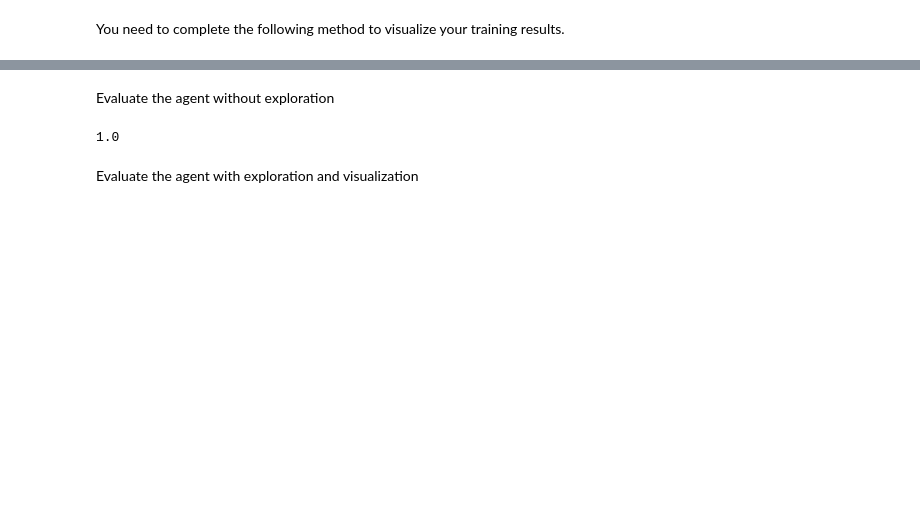
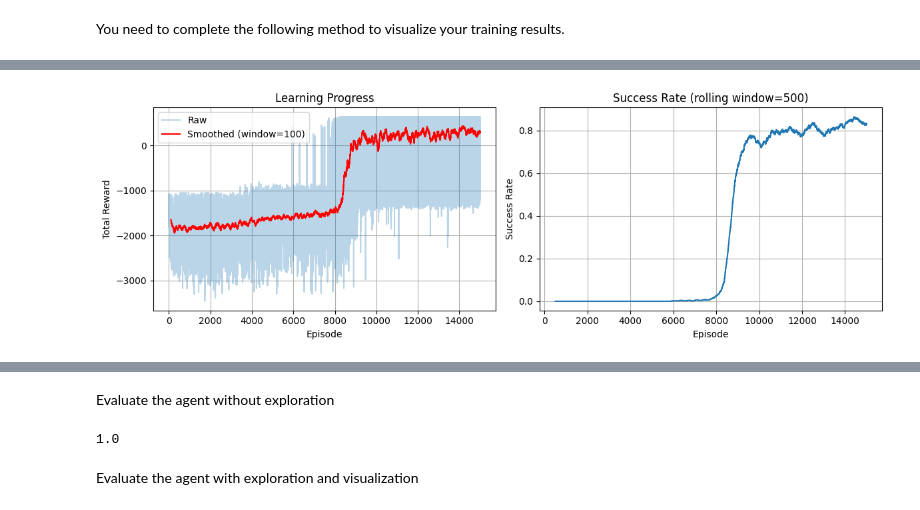
Before and after one commit to rashmikbhat/qlearning-cliffbox, a Jupyter notebook: RLAgent.ipynb, the cells around one changed output, grey strips where cells are left out. Cells and saved outputs as stored; diff of their text form; code cells hidden in the pictures; blank space fills up the shorter version.

```diff
--- a/RLAgent.ipynb
+++ b/RLAgent.ipynb
@@ -370,22 +370,2 @@ Success rate: 0.657
 # %% [markdown]
 You need to complete the following method to visualize your training results.
-# %%
-def visualize(q_table):
-    v_table = {}
-    policy = {}
-    for state, actions in q_table.items():
-        # Value function = max Q-value for this state
-        v_table[state] = max(actions.values())
-        # Policy = argmax action
-        policy[state] = max(actions, key=actions.get)
-
-    state_num = len(q_table.keys())
-    print(f"State space: {state_num}")
-
-    # Print top 20 states by value
-    for k, val in sorted(v_table.items(), key=lambda x: x[1], reverse=True)[:20]:
-        print("v_table", k, val / state_num)
-        print("policy", k, policy[k])
-
-
-visualize(agent.q_table)
@@ -409,0 +448,72 @@ policy (2, 9, 1, 10) 1
+# %%
+# Train the basic Q-learning agent
+print("Training Q-learning agent...")
+env = CliffBoxGridWorld()
+agent = RLAgent(env, num_episodes=15000, epsilon=0.1, alpha=0.1, gamma=0.99)
+rewards = agent.learn()
+
+# Plot learning progress
+plt.figure(figsize=(12, 4))
+
+plt.subplot(1, 2, 1)
+plt.plot(rewards, alpha=0.3, label='Raw')
+# Smooth the rewards for better visualization
+window_size = 100
+smoothed_rewards = np.convolve(rewards, np.ones(window_size)/window_size, mode='valid')
+plt.plot(range(window_size-1, len(rewards)), smoothed_rewards, label=f'Smoothed (window={window_size})', color='red')
+plt.xlabel('Episode')
+plt.ylabel('Total Reward')
+plt.title('Learning Progress')
+plt.legend()
+plt.grid(True)
+
+plt.subplot(1, 2, 2)
+# Plot success rate over time
+success_rates = []
+window = 500
+for i in range(window, len(rewards)):
+    success_rate = np.sum(np.array(rewards[i-window:i]) > 0) / window
+    success_rates.append(success_rate)
+
+plt.plot(range(window, len(rewards)), success_rates)
+plt.xlabel('Episode')
+plt.ylabel('Success Rate')
+plt.title(f'Success Rate (rolling window={window})')
+plt.grid(True)
+
+plt.tight_layout()
+plt.show()
+
+# Calculate final performance
+final_rewards = np.array(rewards[-2000:])
+success_rate = np.sum(final_rewards > 0) / len(final_rewards)
+print(f"Final success rate: {success_rate:.3f}")
+
+# Visualize learned policy
+print("\nVisualizing learned policy...")
+v_table, policy = visualize(agent.q_table, env)
+
+# Analyze cliff fall dynamics
+print("\nAnalyzing cliff fall dynamics...")
+heatmap_data = analyze_cliff_fall_dynamics(agent.cliff_fall_records, agent.num_episodes, env)
+
+# Evaluate agent without exploration
+print("\nEvaluating trained agent...")
+env_eval = CliffBoxGridWorld()
+total_runs = 1000
+success_count = 0
+
+for i in range(total_runs):
+    state = env_eval.reset()
+    done = False
+
+    while not done:
+        action = agent.act(state, is_training=False)
+        next_state, reward, done, info = env_eval.step(action)
+        state = next_state
+
+    if reward > 0:  # Success if final reward indicates goal reached
+        success_count += 1
+
+print(f"Evaluation success rate: {success_count/total_runs:.3f}")
+# %% [output]
@@ -409,0 +521 @@ policy (2, 9, 1, 10) 1
+[figure, added]
```
Also changed, not shown: parts of 16 cells of this notebook.
